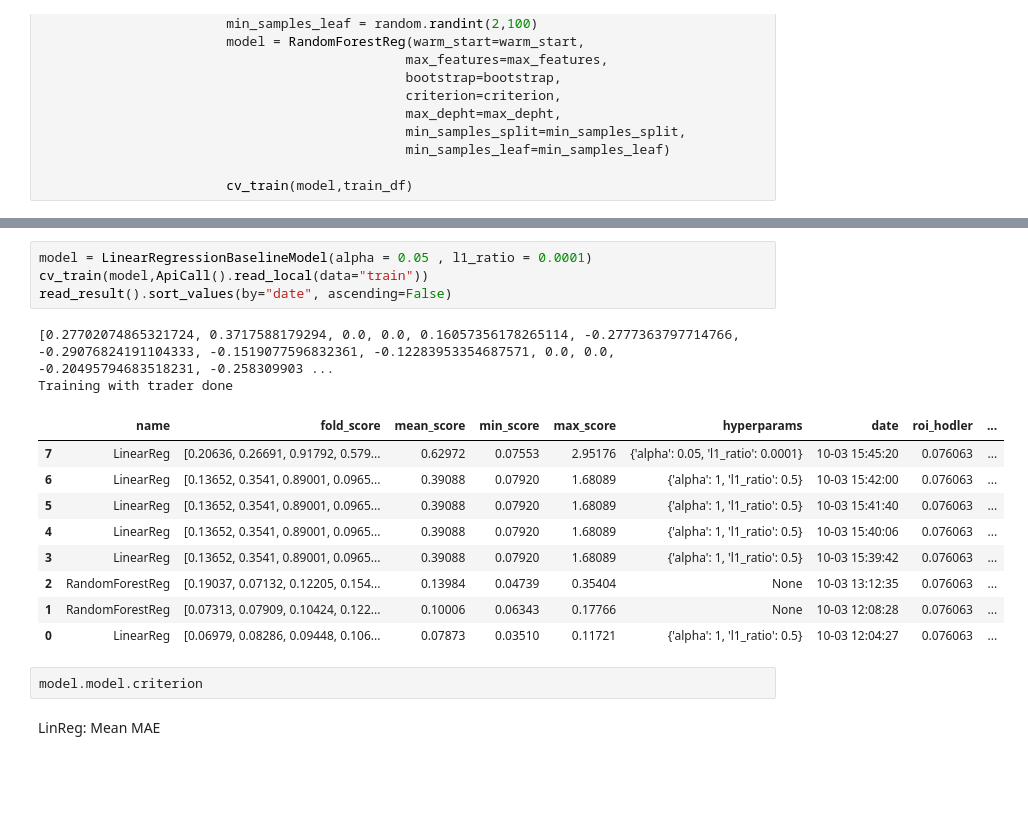
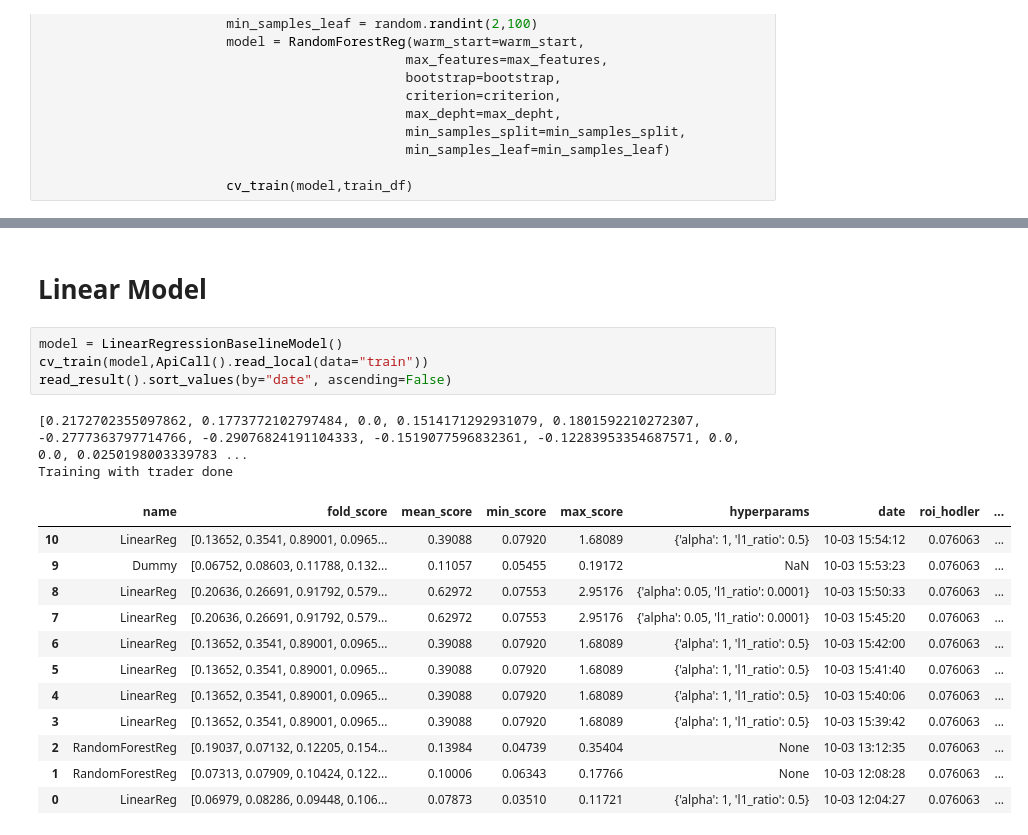
Before and after one commit to AlexandreLaizet/bitcoin_deep_learning, a Jupyter notebook: notebooks/Etienne-Copy-AL.ipynb, the cells around one changed output, grey strips where cells are left out. Drawn from its saved outputs; the diff is of its cells as text; blank space fills up the shorter version.

```diff
--- a/notebooks/Etienne-Copy-AL.ipynb
+++ b/notebooks/Etienne-Copy-AL.ipynb
@@ -326,11 +346,16 @@ for warm_start in  [True,False]:
+# %% [markdown]
+# Linear Model
 # %%
-model = LinearRegressionBaselineModel(alpha = 0.05 , l1_ratio = 0.0001)
+model = LinearRegressionBaselineModel()
 cv_train(model,ApiCall().read_local(data="train"))
 read_result().sort_values(by="date", ascending=False)
 # %% [output]
-[0.27702074865321724, 0.3717588179294, 0.0, 0.0, 0.16057356178265114, -0.2777363797714766, -0.29076824191104333, -0.1519077596832361, -0.12283953354687571, 0.0, 0.0, -0.20495794683518231, -0.258309903 ...
+[0.2172702355097862, 0.1773772102797484, 0.0, 0.1514171292931079, 0.1801592210272307, -0.2777363797714766, -0.29076824191104333, -0.1519077596832361, -0.12283953354687571, 0.0, 0.0, 0.0250198003339783 ...
 Training with trader done
 |  | name | fold_score | mean_score | min_score | max_score | hyperparams | date | roi_hodler | ... |
+| 10 | LinearReg | [0.13652, 0.3541, 0.89001, 0.0965... | 0.39088 | 0.07920 | 1.68089 | {'alpha': 1, 'l1_ratio': 0.5} | 10-03 15:54:12 | 0.076063 | ... |
+| 9 | Dummy | [0.06752, 0.08603, 0.11788, 0.132... | 0.11057 | 0.05455 | 0.19172 | NaN | 10-03 15:53:23 | 0.076063 | ... |
+| 8 | LinearReg | [0.20636, 0.26691, 0.91792, 0.579... | 0.62972 | 0.07553 | 2.95176 | {'alpha': 0.05, 'l1_ratio': 0.0001} | 10-03 15:50:33 | 0.076063 | ... |
 | 7 | LinearReg | [0.20636, 0.26691, 0.91792, 0.579... | 0.62972 | 0.07553 | 2.95176 | {'alpha': 0.05, 'l1_ratio': 0.0001} | 10-03 15:45:20 | 0.076063 | ... |
 | 6 | LinearReg | [0.13652, 0.3541, 0.89001, 0.0965... | 0.39088 | 0.07920 | 1.68089 | {'alpha': 1, 'l1_ratio': 0.5} | 10-03 15:42:00 | 0.076063 | ... |
 | 5 | LinearReg | [0.13652, 0.3541, 0.89001, 0.0965... | 0.39088 | 0.07920 | 1.68089 | {'alpha': 1, 'l1_ratio': 0.5} | 10-03 15:41:40 | 0.076063 | ... |
@@ -339,7 +364,3 @@ Training with trader done
 | 2 | RandomForestReg | [0.19037, 0.07132, 0.12205, 0.154... | 0.13984 | 0.04739 | 0.35404 | None | 10-03 13:12:35 | 0.076063 | ... |
 | 1 | RandomForestReg | [0.07313, 0.07909, 0.10424, 0.122... | 0.10006 | 0.06343 | 0.17766 | None | 10-03 12:08:28 | 0.076063 | ... |
 | 0 | LinearReg | [0.06979, 0.08286, 0.09448, 0.106... | 0.07873 | 0.03510 | 0.11721 | {'alpha': 1, 'l1_ratio': 0.5} | 10-03 12:04:27 | 0.076063 | ... |
-# %%
-model.model.criterion
-# %% [markdown]
-LinReg: Mean MAE
```
Also changed, not shown: parts of 7 cells of this notebook, 1 other file.
